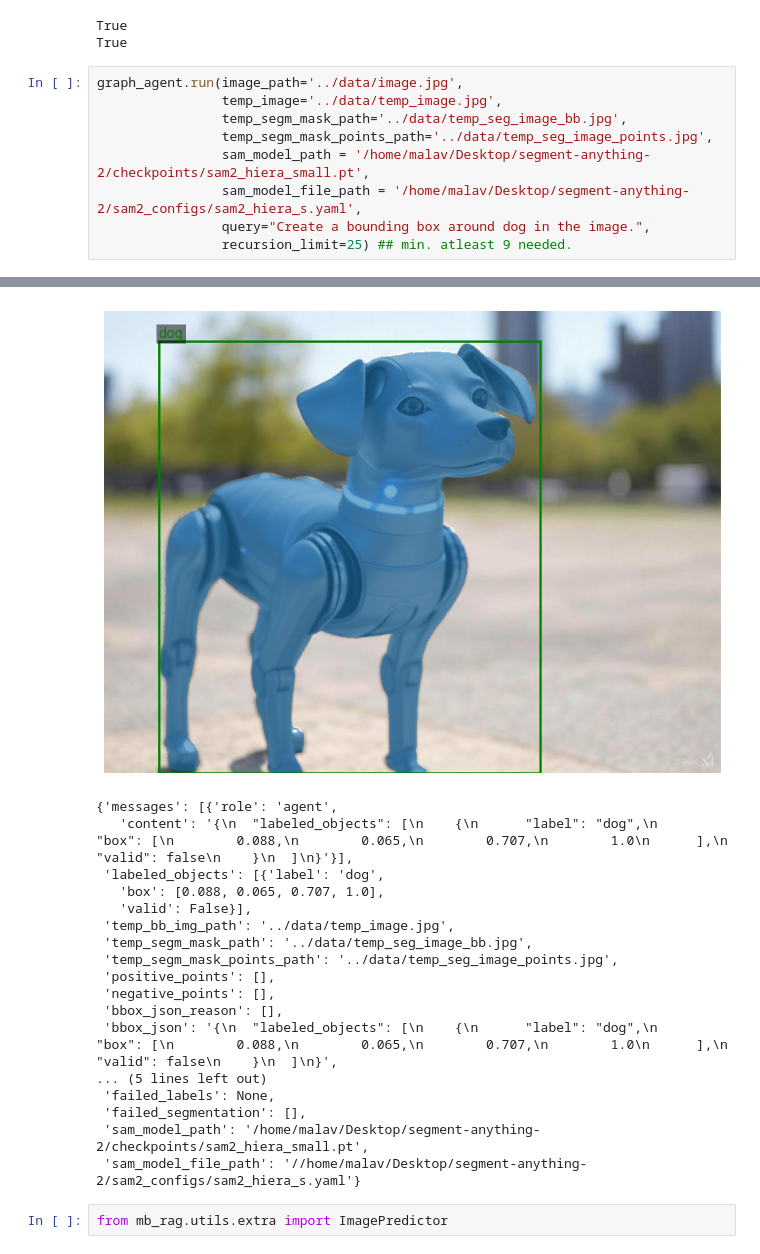
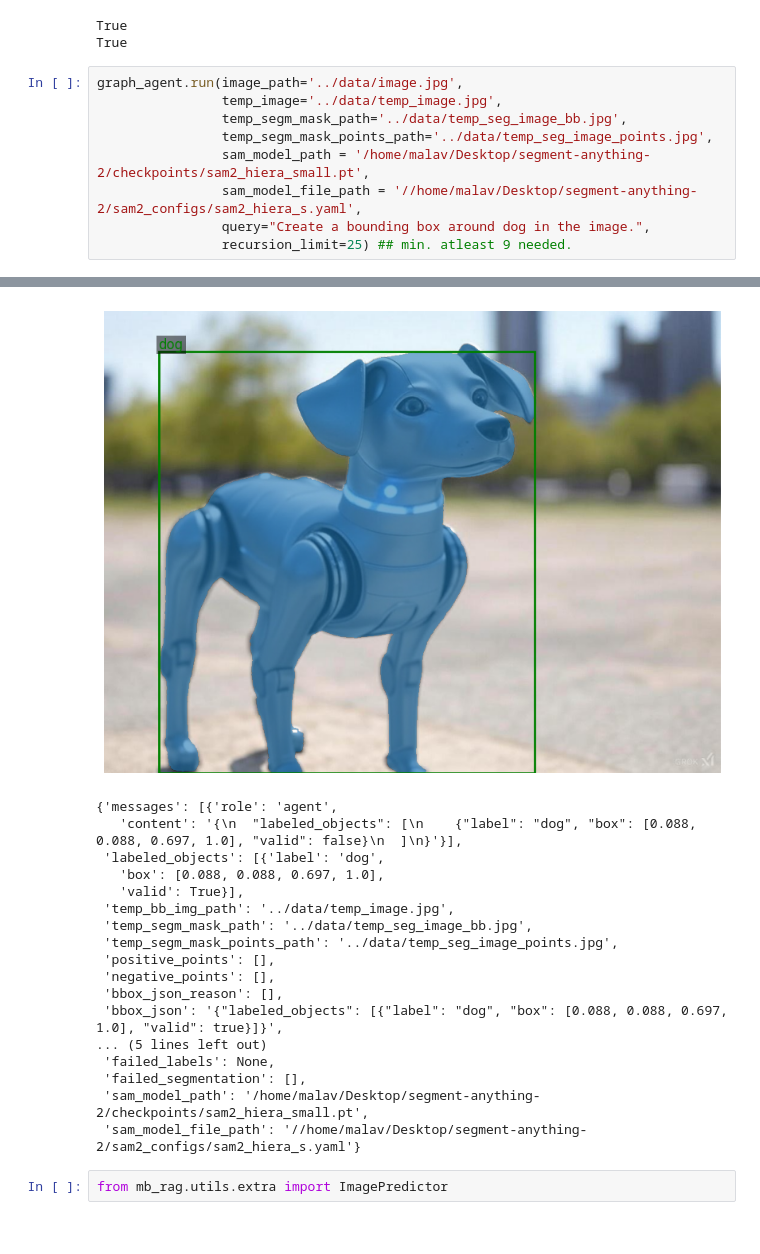
Before and after one commit to bigmb/mb_rag, a Jupyter notebook: test_noteboooks/example_seg_autolabel.ipynb, the cells around one changed output, grey strips where cells are left out. Drawn from its saved outputs; the diff is of its cells as text.

```diff
--- a/test_noteboooks/example_seg_autolabel.ipynb
+++ b/test_noteboooks/example_seg_autolabel.ipynb
@@ -54,7 +54,7 @@ graph_agent.run(image_path='../data/image.jpg',
                 temp_segm_mask_path='../data/temp_seg_image_bb.jpg',
                 temp_segm_mask_points_path='../data/temp_seg_image_points.jpg',
                 sam_model_path = '/home/malav/Desktop/segment-anything-2/checkpoints/sam2_hiera_small.pt',
-                sam_model_file_path = '/home/malav/Desktop/segment-anything-2/sam2_configs/sam2_hiera_s.yaml',
+                sam_model_file_path = '//home/malav/Desktop/segment-anything-2/sam2_configs/sam2_hiera_s.yaml',
                 query="Create a bounding box around dog in the image.",
                 recursion_limit=25) ## min. atleast 9 needed.
 # %% [output]
@@ -64,16 +63,16 @@ Future versions will require UUID v7.
-[figure, old version]
+[figure, new version]
 {'messages': [{'role': 'agent',
-   'content': '{\n  "labeled_objects": [\n    {\n      "label": "dog",\n      "box": [\n        0.088,\n        0.065,\n        0.707,\n        1.0\n      ],\n      "valid": false\n    }\n  ]\n}'}],
+   'content': '{\n  "labeled_objects": [\n    {"label": "dog", "box": [0.088, 0.088, 0.697, 1.0], "valid": false}\n  ]\n}'}],
  'labeled_objects': [{'label': 'dog',
-   'box': [0.088, 0.065, 0.707, 1.0],
-   'valid': False}],
+   'box': [0.088, 0.088, 0.697, 1.0],
+   'valid': True}],
  'temp_bb_img_path': '../data/temp_image.jpg',
  'temp_segm_mask_path': '../data/temp_seg_image_bb.jpg',
  'temp_segm_mask_points_path': '../data/temp_seg_image_points.jpg',
  'positive_points': [],
  'negative_points': [],
  'bbox_json_reason': [],
- 'bbox_json': '{\n  "labeled_objects": [\n    {\n      "label": "dog",\n      "box": [\n        0.088,\n        0.065,\n        0.707,\n        1.0\n      ],\n      "valid": false\n    }\n  ]\n}',
+ 'bbox_json': '{"labeled_objects": [{"label": "dog", "box": [0.088, 0.088, 0.697, 1.0], "valid": true}]}',
 ... (5 lines left out)
  'failed_labels': None,
  'failed_segmentation': [],
```
Also changed, not shown: parts of 1 cell of this notebook, 5 other files.
